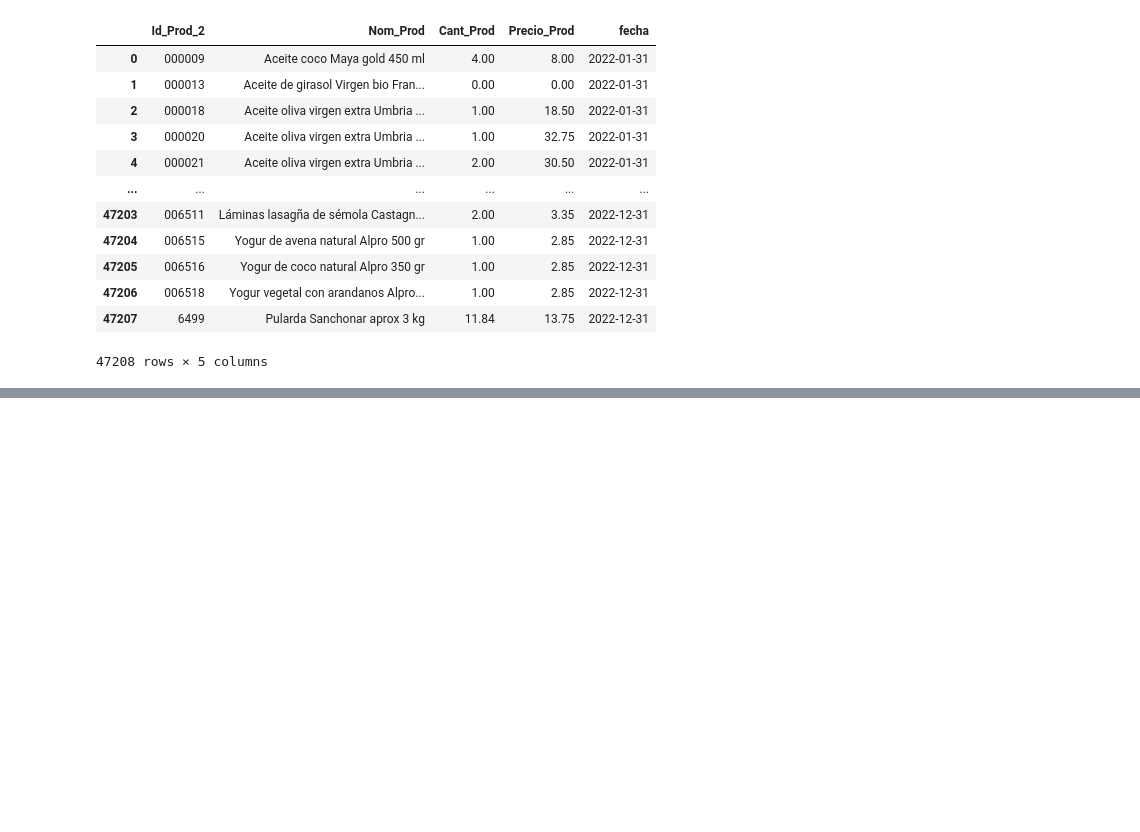
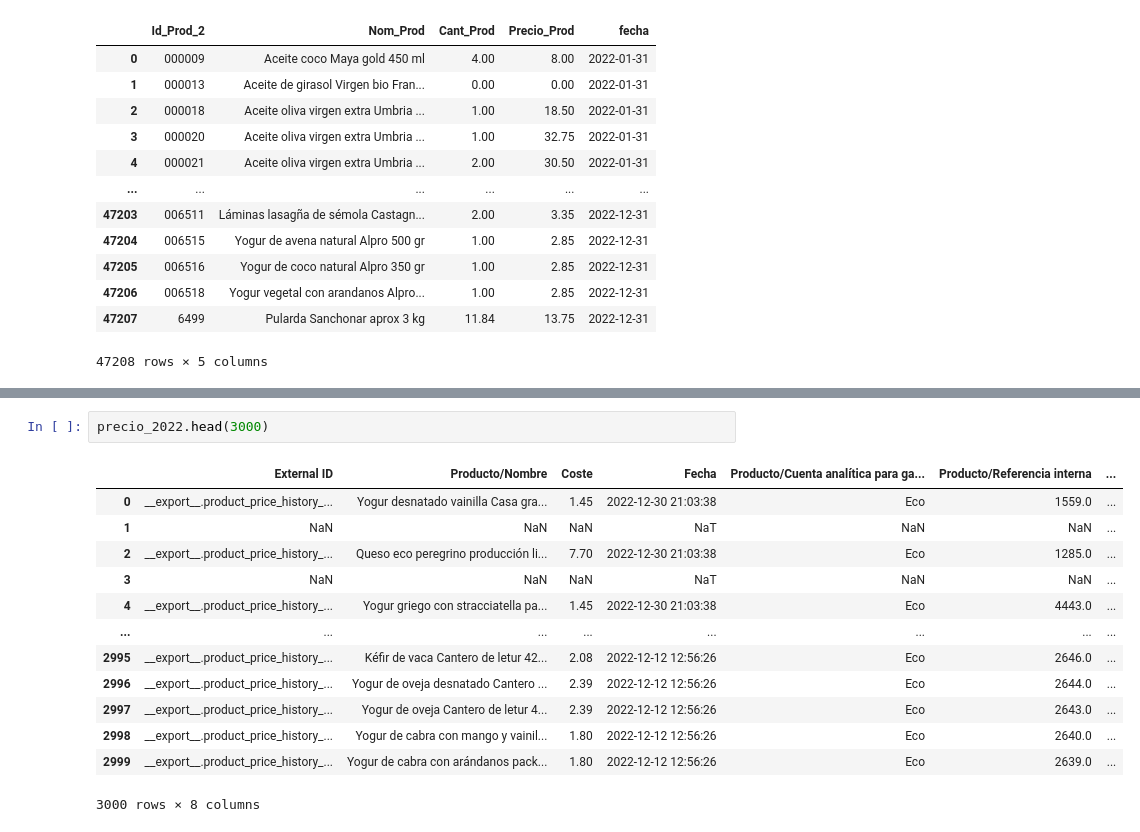
Before and after one commit to Factoria-F5-AI-Bootcamp-1-Edicion/Proyecto_Osa, a Jupyter notebook: Osa_limpieza.ipynb, the cells around one changed output, grey strips where cells are left out. Cells and saved outputs as stored; diff of their text form; blank space fills up the shorter version.

```diff
--- a/Osa_limpieza.ipynb
+++ b/Osa_limpieza.ipynb
@@ -1454,0 +1852,16 @@ dfventas_2022_con_cero
+# %%
+precio_2022.head(3000)
+# %% [output]
+|  | External ID | Producto/Nombre | Coste | Fecha | Producto/Cuenta analítica para ga... | Producto/Referencia interna | ... |
+| 0 | __export__.product_price_history_... | Yogur desnatado vainilla Casa gra... | 1.45 | 2022-12-30 21:03:38 | Eco | 1559.0 | ... |
+| 1 | NaN | NaN | NaN | NaT | NaN | NaN | ... |
+| 2 | __export__.product_price_history_... | Queso eco peregrino producción li... | 7.70 | 2022-12-30 21:03:38 | Eco | 1285.0 | ... |
+| 3 | NaN | NaN | NaN | NaT | NaN | NaN | ... |
+| 4 | __export__.product_price_history_... | Yogur griego con stracciatella pa... | 1.45 | 2022-12-30 21:03:38 | Eco | 4443.0 | ... |
+| ... | ... | ... | ... | ... | ... | ... | ... |
+| 2995 | __export__.product_price_history_... | Kéfir de vaca Cantero de letur 42... | 2.08 | 2022-12-12 12:56:26 | Eco | 2646.0 | ... |
+| 2996 | __export__.product_price_history_... | Yogur de oveja desnatado Cantero ... | 2.39 | 2022-12-12 12:56:26 | Eco | 2644.0 | ... |
+| 2997 | __export__.product_price_history_... | Yogur de oveja Cantero de letur 4... | 2.39 | 2022-12-12 12:56:26 | Eco | 2643.0 | ... |
+| 2998 | __export__.product_price_history_... | Yogur de cabra con mango y vainil... | 1.80 | 2022-12-12 12:56:26 | Eco | 2640.0 | ... |
+| 2999 | __export__.product_price_history_... | Yogur de cabra con arándanos pack... | 1.80 | 2022-12-12 12:56:26 | Eco | 2639.0 | ... |
+3000 rows × 8 columns
```
Also changed, not shown: parts of 33 cells of this notebook.
